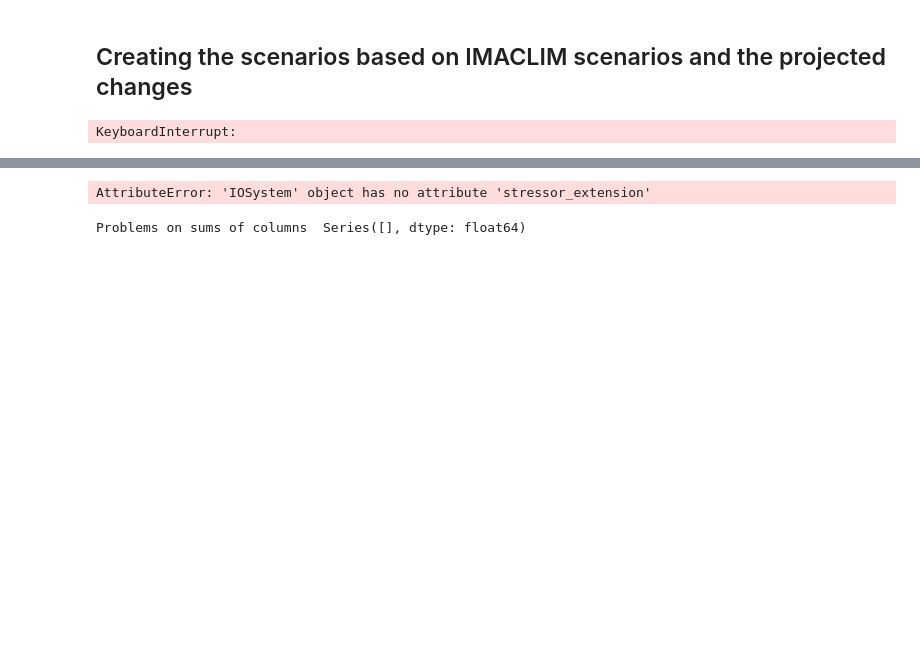
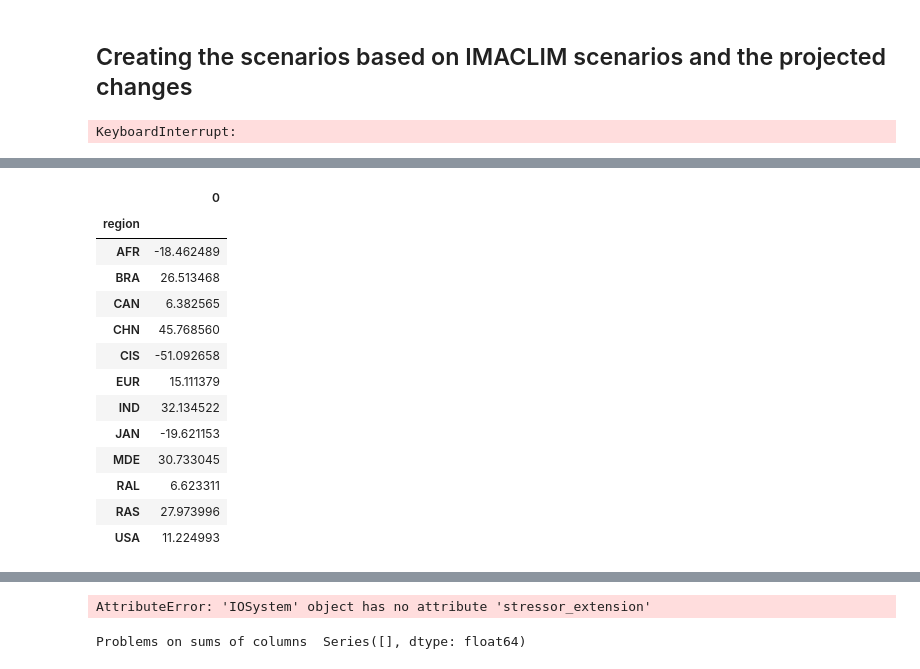
Before and after one commit to Maestrofinn/MatMat-Trade, a Jupyter notebook: IMACLIM_explo.ipynb, the cells around one changed output, grey strips where cells are left out. Saved outputs shown, nothing was run; the diff lists cells and outputs as text; code cells hidden in the pictures; blank space fills up the shorter version.

```diff
--- a/IMACLIM_explo.ipynb
+++ b/IMACLIM_explo.ipynb
@@ -135,0 +232,21 @@ Emissions.loc[(slice(None),slice(None),"Production")]
+# %%
+Relative_error_2015=production_based_emissions.groupby(["scenario","region"]).sum().loc["INDC"]
+Relative_error_2015["2015"]=Relative_error_2015["2015"]+model.iot.stressor_extension.F_Y.sum(axis=1,level=0).loc["CO2"]
+Relative_error_2015_ratio=(Relative_error_2015["2015"]-Relative_error_2015["2015-IMACLIM"])/np.max([Relative_error_2015["2015"],Relative_error_2015["2015-IMACLIM"]],axis=0)
+Relative_error_2015_ratio=Relative_error_2015_ratio*100
+pd.DataFrame(Relative_error_2015_ratio)
+# %% [output]
+|  | 0 |
+| region |  |
+| AFR | -18.462489 |
+| BRA | 26.513468 |
+| CAN | 6.382565 |
+| CHN | 45.768560 |
+| CIS | -51.092658 |
+| EUR | 15.111379 |
+| IND | 32.134522 |
+| JAN | -19.621153 |
+| MDE | 30.733045 |
+| RAL | 6.623311 |
+| RAS | 27.973996 |
+| USA | 11.224993 |
```
Also changed, not shown: parts of 29 cells of this notebook, 2 other files.
